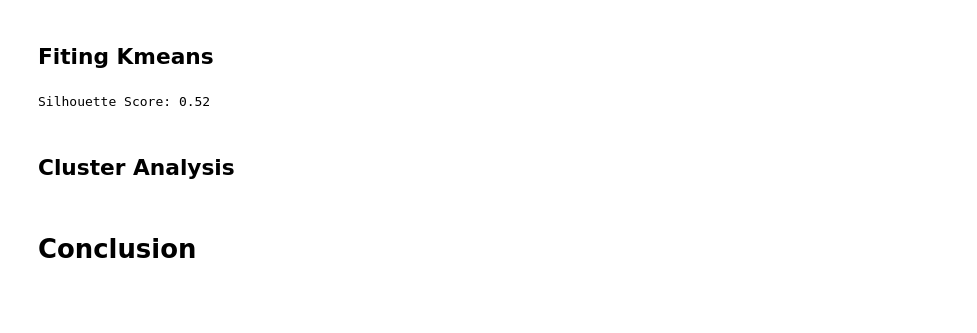
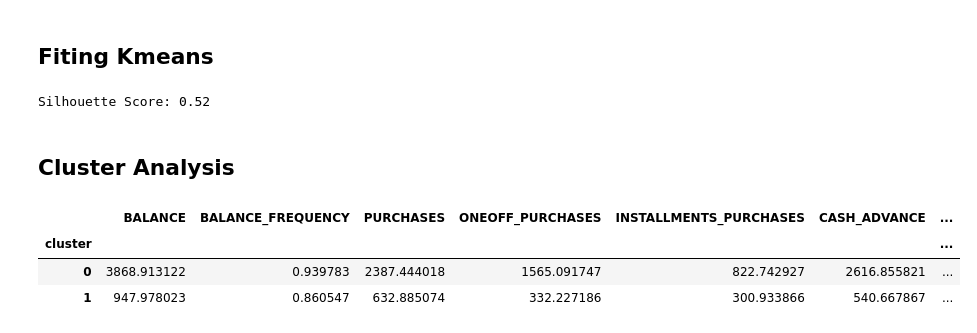
Before and after one commit to danielarruda1000/credit_card_clustering, a Jupyter notebook: credit_card_clustering.ipynb, the cells around one changed output. Saved outputs shown, nothing was run; the diff lists cells and outputs as text; code cells hidden in the pictures; blank space fills up the shorter version.

```diff
--- a/credit_card_clustering.ipynb
+++ b/credit_card_clustering.ipynb
@@ -259,4 +266,2 @@ Silhouette Score: 0.52
 # %% [markdown]
 ## Cluster Analysis
-# %% [markdown]
-# Conclusion
@@ -262,0 +270,7 @@ Silhouette Score: 0.52
+# %%
+df.groupby('cluster').mean()
+# %% [output]
+|  | BALANCE | BALANCE_FREQUENCY | PURCHASES | ONEOFF_PURCHASES | INSTALLMENTS_PURCHASES | CASH_ADVANCE | ... |
+| cluster |  |  |  |  |  |  | ... |
+| 0 | 3868.913122 | 0.939783 | 2387.444018 | 1565.091747 | 822.742927 | 2616.855821 | ... |
+| 1 | 947.978023 | 0.860547 | 632.885074 | 332.227186 | 300.933866 | 540.667867 | ... |
```
Also changed, not shown: parts of 9 cells of this notebook.
